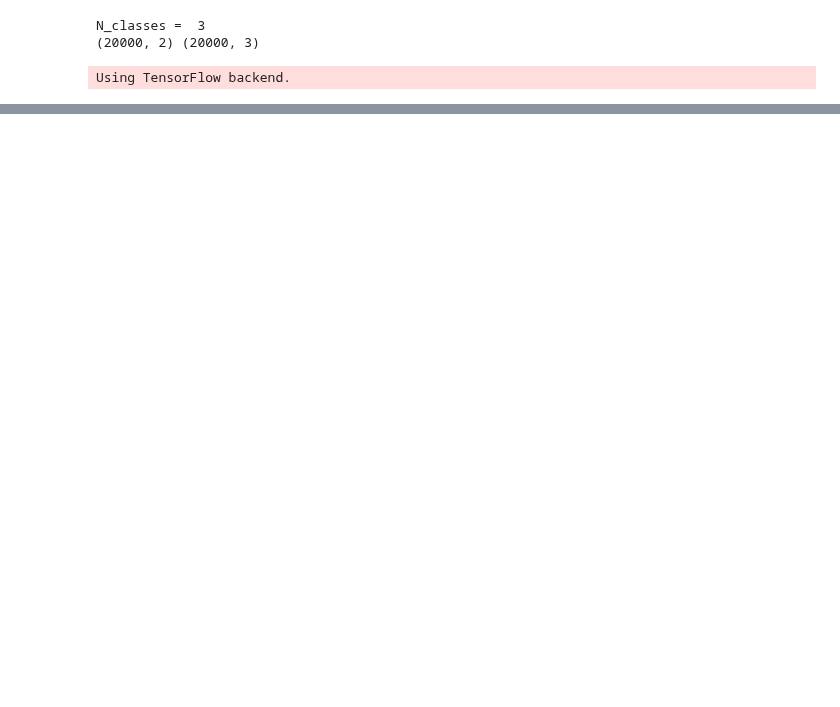
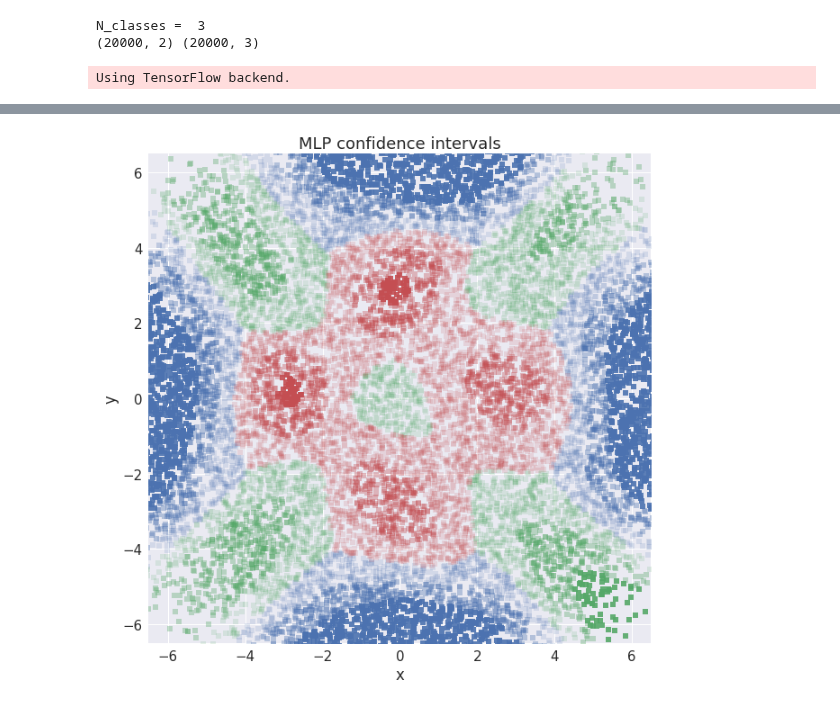
Before and after one commit to joehahn/exes-n-ohs, a Jupyter notebook: confidence_levels.ipynb, the cells around one changed output, grey strips where cells are left out. Cells and saved outputs as stored; diff of their text form; code cells hidden in the pictures; blank space fills up the shorter version.

```diff
--- a/confidence_levels.ipynb
+++ b/confidence_levels.ipynb
@@ -109,0 +110,51 @@ ax.figure.savefig('figs/mlp_confidence_scores.png')
+# %%
+#scatterplot showing model's predicted decision boundaries
+df = xo
+xy_rng = (-6.5, 6.5)
+sz = 30
+f, ax = plt.subplots(figsize=(10,10))
+clr_idx = -1
+#B predictions having class_score>0.85
+lbl = 'B'
+clr_idx += 1
+clr = colors = plt.rcParams["axes.prop_cycle"].by_key()["color"][clr_idx]
+idx = (df['class_pred'] == lbl) & (df['class_score'] > 0.8)
+p = sns.regplot(df[idx].x, df[idx].y, ax=ax, fit_reg=False, color=clr, scatter_kws={'alpha':0.9, 's': sz}, marker='s')
+#B predictions having 0.7>class_score>0.85
+idx = (df['class_pred'] == lbl) & (df['class_score'] > 0.65) & (df['class_score'] < 0.8)
+p = sns.regplot(df[idx].x, df[idx].y, ax=ax, fit_reg=False, color=clr, scatter_kws={'alpha':0.35, 's': sz}, marker='s')
+#B predictions having class_score<0.7
+idx = (df['class_pred'] == lbl) & (df['class_score'] < 0.65)
+p = sns.regplot(df[idx].x, df[idx].y, ax=ax, fit_reg=False, color=clr, scatter_kws={'alpha':0.15, 's': sz}, marker='s')
+#X predictions having class_score>0.7
+lbl = 'X'
+clr_idx += 1
+clr = colors = plt.rcParams["axes.prop_cycle"].by_key()["color"][clr_idx]
+idx = (df['class_pred'] == lbl) & (df['class_score'] > 0.8)
+p = sns.regplot(df[idx].x, df[idx].y, ax=ax, fit_reg=False, color=clr, scatter_kws={'alpha':0.9, 's': sz}, marker='s')
+#X predictions having 0.5>class_score>0.7
+idx = (df['class_pred'] == lbl) & (df['class_score'] > 0.65) & (df['class_score'] < 0.8)
+p = sns.regplot(df[idx].x, df[idx].y, ax=ax, fit_reg=False, color=clr, scatter_kws={'alpha':0.35, 's': sz}, marker='s')
+#X predictions having class_score<0.5
+idx = (df['class_pred'] == lbl) & (df['class_score'] < 0.65)
+p = sns.regplot(df[idx].x, df[idx].y, ax=ax, fit_reg=False, color=clr, scatter_kws={'alpha':0.15, 's': sz}, marker='s')
+#O predictions having class_score>0.85
+lbl = 'O'
+clr_idx += 1
+clr = colors = plt.rcParams["axes.prop_cycle"].by_key()["color"][clr_idx]
+idx = (df['class_pred'] == lbl) & (df['class_score'] > 0.8)
+p = sns.regplot(df[idx].x, df[idx].y, ax=ax, fit_reg=False, color=clr, scatter_kws={'alpha':0.9, 's': sz}, marker='s')
+#X predictions having 0.7>class_score>0.85
+idx = (df['class_pred'] == lbl) & (df['class_score'] > 0.65) & (df['class_score'] < 0.8)
+p = sns.regplot(df[idx].x, df[idx].y, ax=ax, fit_reg=False, color=clr, scatter_kws={'alpha':0.35, 's': sz}, marker='s')
+#X predictions having class_score<0.7
+idx = (df['class_pred'] == lbl) & (df['class_score'] < 0.65)
+p = sns.regplot(df[idx].x, df[idx].y, ax=ax, fit_reg=False, color=clr, scatter_kws={'alpha':0.15, 's': sz}, marker='s')
+p = ax.set_title('MLP confidence intervals')
+p = ax.set_xlabel('x')
+p = ax.set_ylabel('y')
+p = ax.set_xlim(xy_rng)
+p = ax.set_ylim(xy_rng)
+plt.savefig('figs/mlp_confidence_boundary.png')
+# %% [output]
+[figure, added]
```
Also changed, not shown: parts of 3 cells of this notebook, 2 other files.
